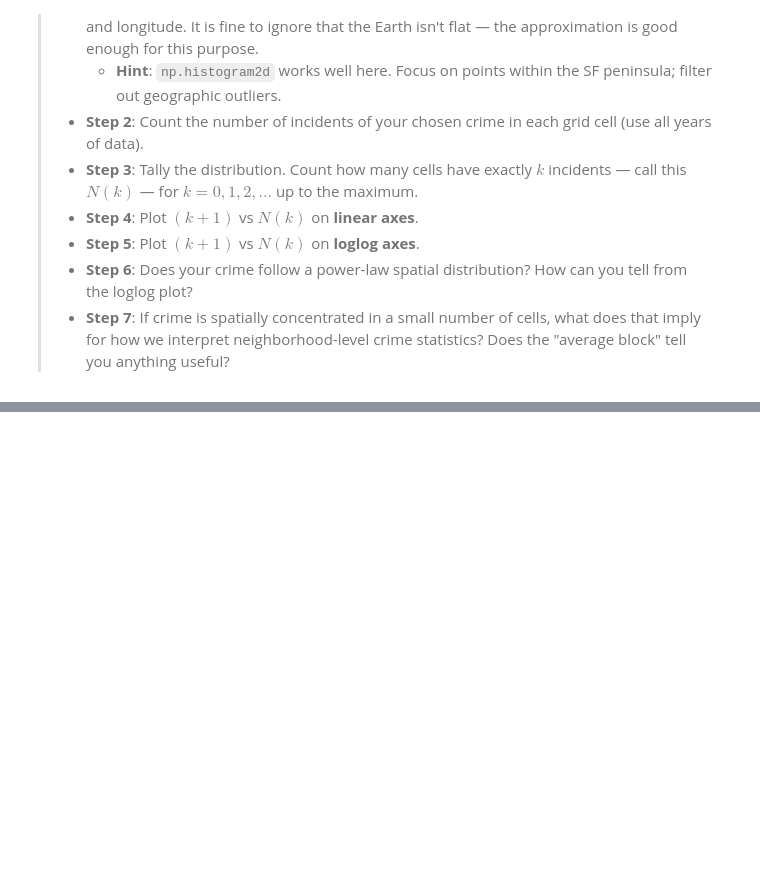
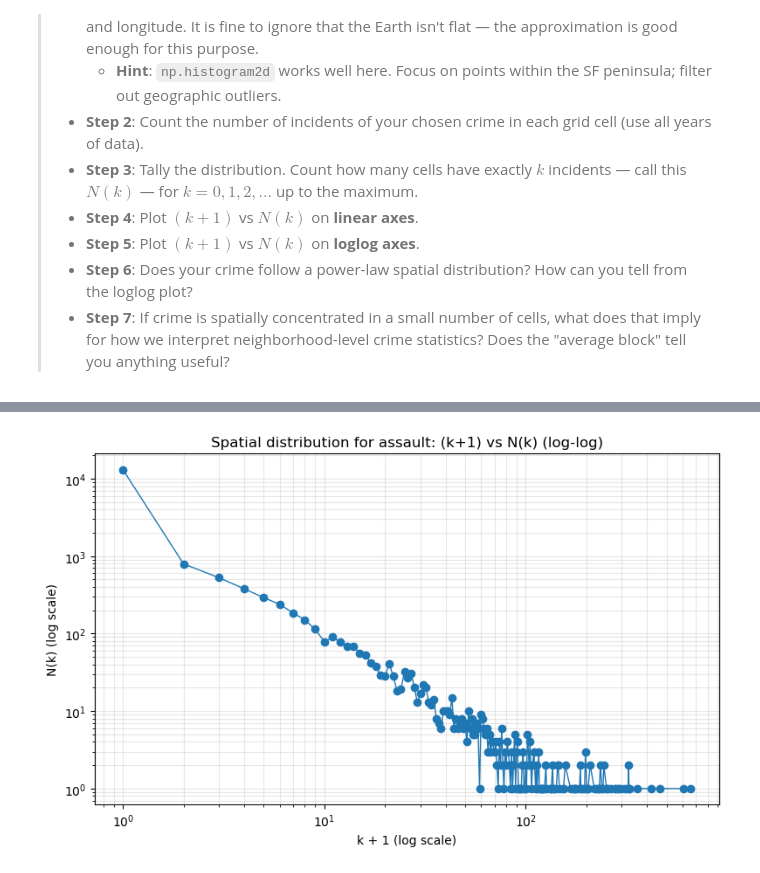
Before and after one commit to Yasmine-bou/Data_analysis, a Jupyter notebook: Assignment1.ipynb, the cells around one changed output, grey strips where cells are left out. Saved outputs shown, nothing was run; the diff lists cells and outputs as text; code cells hidden in the pictures; blank space fills up the shorter version.

```diff
--- a/Assignment1.ipynb
+++ b/Assignment1.ipynb
@@ -522,0 +588,15 @@ Select **at least 4** of your Personal Focus Crimes for this exercise. More is f
+# %%
+mask = y > 0
+
+plt.figure(figsize=(8,5))
+plt.plot(x[mask], y[mask], marker="o", linewidth=1)
+plt.xscale("log")
+plt.yscale("log")
+plt.title(f"Spatial distribution for {crime_name}: (k+1) vs N(k) (log-log)")
+plt.xlabel("k + 1 (log scale)")
+plt.ylabel("N(k) (log scale)")
+plt.grid(alpha=0.3, which="both")
+plt.tight_layout()
+plt.show()
+# %% [output]
+[figure, added]
```
Also changed, not shown: parts of 10 cells of this notebook.
